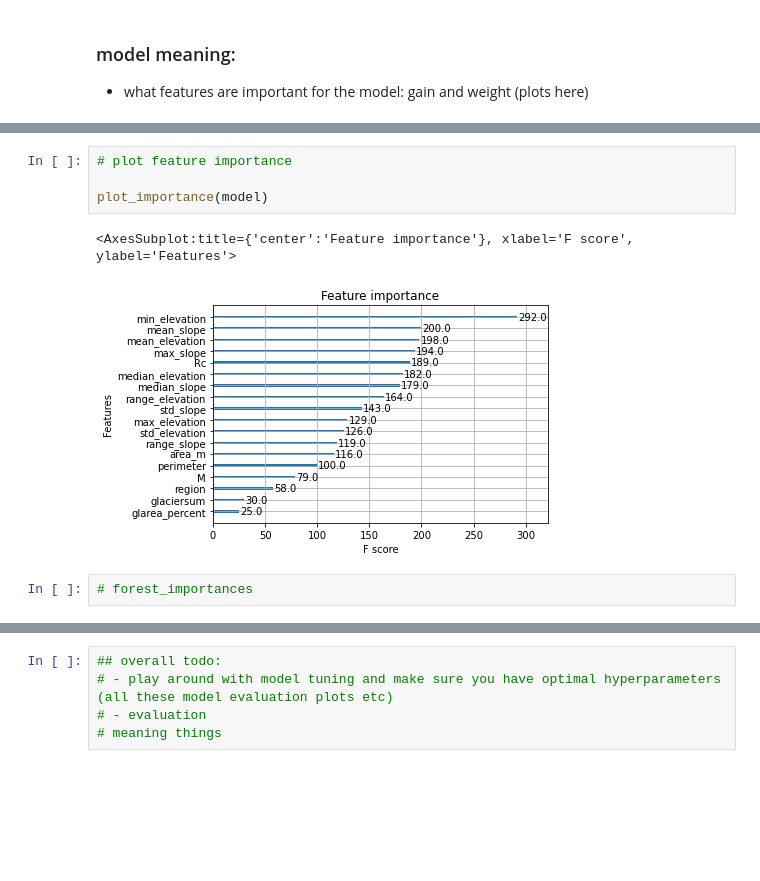
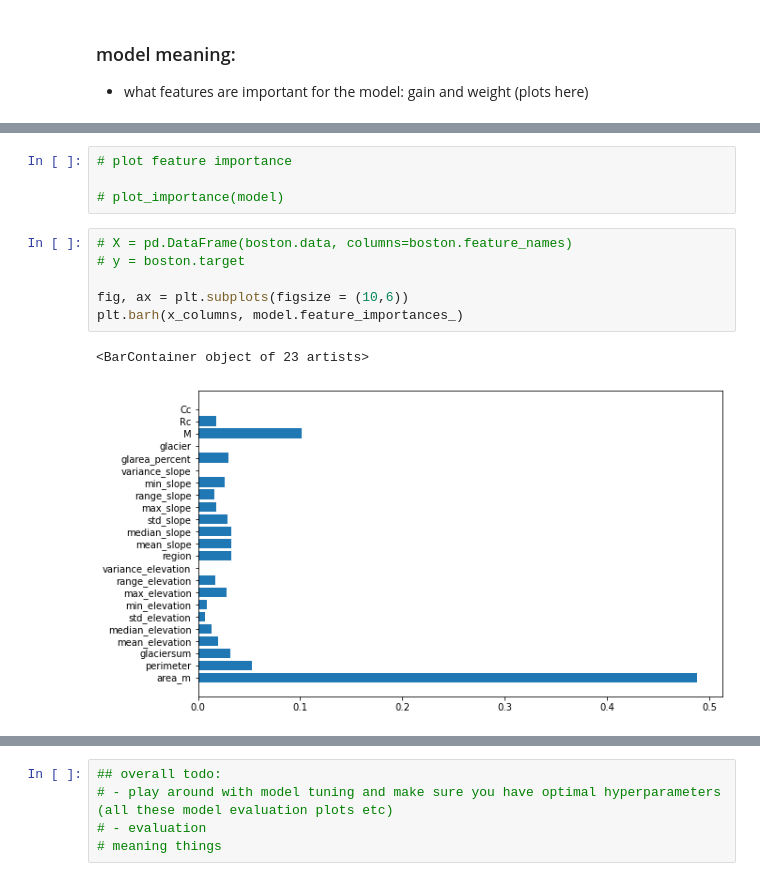
Before and after one commit to varyabazilova/alluvialfans, a Jupyter notebook: ml_model/ml1.ipynb, the cells around one changed output, grey strips where cells are left out. Saved outputs shown, nothing was run; the diff lists cells and outputs as text; blank space fills up the shorter version.

```diff
--- a/ml_model/ml1.ipynb
+++ b/ml_model/ml1.ipynb
@@ -366,9 +369,13 @@ data.nlargest(40, columns="score").plot(kind='barh', figsize = (20,10))
 # %%
 # plot feature importance
 
-plot_importance(model)
+# plot_importance(model)
-# %% [output]
-<AxesSubplot:title={'center':'Feature importance'}, xlabel='F score', ylabel='Features'>
-[figure, removed]
 # %%
-# forest_importances
+# X = pd.DataFrame(boston.data, columns=boston.feature_names)
+# y = boston.target
+
+fig, ax = plt.subplots(figsize = (10,6))
+plt.barh(x_columns, model.feature_importances_)
+# %% [output]
+<BarContainer object of 23 artists>
+[figure, added]
```
Also changed, not shown: parts of 16 cells of this notebook.
